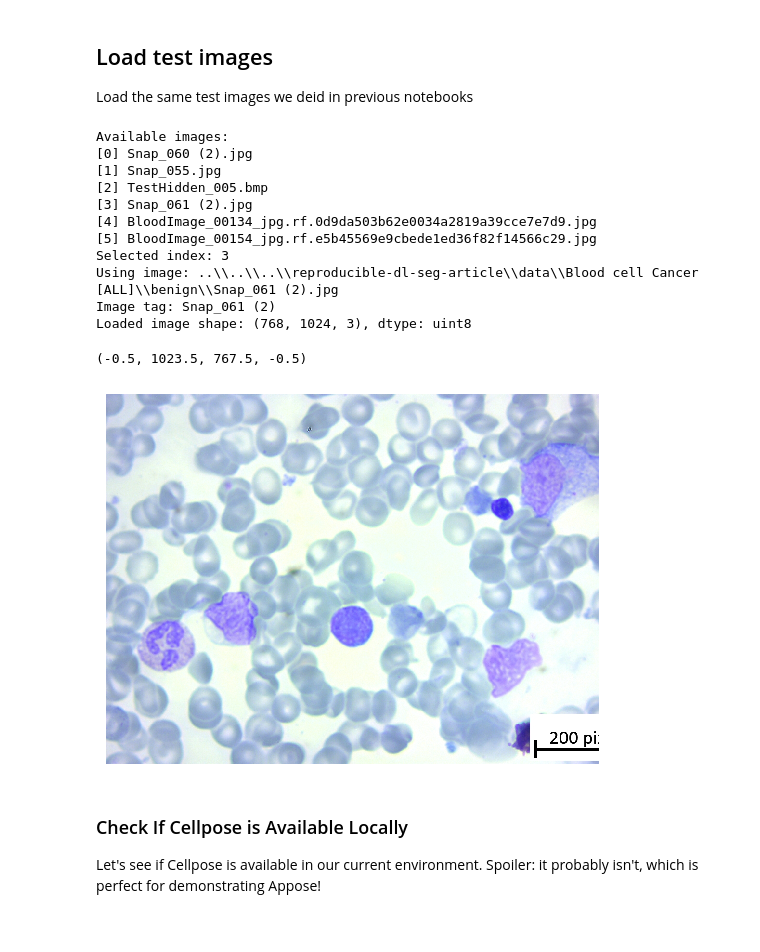
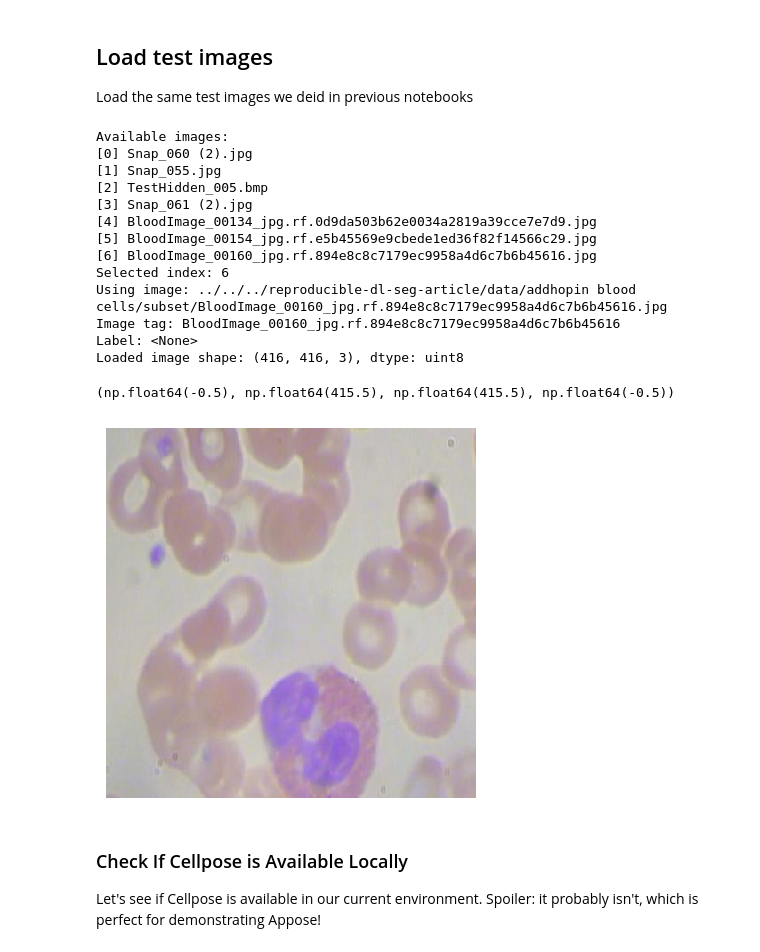
Before and after one commit to bnorthan/reproducible-dl-seg-article, a Jupyter notebook: examples/multimodality_cell_segmentation/15_appose_run_all.ipynb, the cells around one changed output. Saved outputs shown, nothing was run; the diff lists cells and outputs as text; code cells hidden in the pictures.

```diff
--- a/examples/multimodality_cell_segmentation/15_appose_run_all.ipynb
+++ b/examples/multimodality_cell_segmentation/15_appose_run_all.ipynb
@@ -38,12 +38,24 @@ Load the same test images we deid in previous notebooks
 
 # Available image options (indexed)
 image_options = [
-    r"..\\..\\..\\reproducible-dl-seg-article\\data\\Blood cell Cancer [ALL]\\benign\\Snap_060 (2).jpg",
-    r"..\\..\\..\\reproducible-dl-seg-article\\data\\Blood cell Cancer [ALL]\\benign\\Snap_055.jpg",
-    r"..\\..\\..\\reproducible-dl-seg-article\\data\\SOTA\\TestHidden_005.bmp",
-    r"..\\..\\..\\reproducible-dl-seg-article\\data\\Blood cell Cancer [ALL]\\benign\\Snap_061 (2).jpg",
-    r"..\\..\\..\\reproducible-dl-seg-article\\data\\addhopin blood cells\\test\\images\\BloodImage_00134_jpg.rf.0d9da503b62e0034a2819a39cce7e7d9.jpg",
-    r"..\\..\\..\\reproducible-dl-seg-article\\data\\addhopin blood cells\\test\\images\\BloodImage_00154_jpg.rf.e5b45569e9cbede1ed36f82f14566c29.jpg",
+    r"../../../reproducible-dl-seg-article/data/Blood cell Cancer [ALL]/benign/Snap_060 (2).jpg",
+    r"../../../reproducible-dl-seg-article/data/Blood cell Cancer [ALL]/benign/Snap_055.jpg",
+    r"../../../reproducible-dl-seg-article/data/SOTA/TestHidden_005.bmp",
+    r"../../../reproducible-dl-seg-article/data/Blood cell Cancer [ALL]/benign/Snap_061 (2).jpg",
+    r"../../../reproducible-dl-seg-article/data/addhopin blood cells/test/images/BloodImage_00134_jpg.rf.0d9da503b62e0034a2819a39cce7e7d9.jpg",
+    r"../../../reproducible-dl-seg-article/data/addhopin blood cells/test/images/BloodImage_00154_jpg.rf.e5b45569e9cbede1ed36f82f14566c29.jpg",
+    r"../../../reproducible-dl-seg-article/data/addhopin blood cells/subset/BloodImage_00160_jpg.rf.894e8c8c7179ec9958a4d6c7b6b45616.jpg"
+]
+
+# Matching label options (indexed one-to-one with image_options)
+label_options = [
+    None,
+    None,
+    r"../../../reproducible-dl-seg-article/data/SOTA/TestHidden_005.tif",
+    None,
+    None,
+    None,
+    None
 ]
 
 # Index guide (set selection_index below):
@@ -53,9 +65,10 @@ image_options = [
 # [3] Snap_061 (2).jpg
 # [4] BloodImage_00134_....jpg
 # [5] BloodImage_00154_....jpg
+# [6] BloodImage_00160_....jpg
 
 # Choose by number: change this to desired index
-selection_index = 3
+selection_index = 6
 
 print("Available images:")
 for i, p in enumerate(image_options):
@@ -63,40 +76,43 @@ for i, p in enumerate(image_options):
 print(f"Selected index: {selection_index}")
 
 image_path = image_options[selection_index]
-label_path = None  # optional ground-truth path (leave None if not available)
+label_path = label_options[selection_index]  # optional ground-truth path (None if not available)
 
 image_name = os.path.splitext(os.path.basename(image_path))[0]
 print("Using image:", image_path)
 print("Image tag:", image_name)
+print("Label:", label_path if label_path is not None else "<None>")
 
 img = io.imread(image_path)
 
 # Ensure 3 channels if grayscale
 if len(img.shape) == 2:
     img = np.expand_dims(img, axis=2)
     img = np.repeat(img, 3, axis=2)
 
 # If you have a smaller GPU try cropping image with ROI
 # roi = np.s_[100:1100, 100:1100, ...]
 roi = np.s_[:]
 img = img[roi]
 
 print(f"Loaded image shape: {img.shape}, dtype: {img.dtype}")
 plt.imshow(img); plt.axis('off')
 # %% [output]
 Available images:
 [0] Snap_060 (2).jpg
 [1] Snap_055.jpg
 [2] TestHidden_005.bmp
 [3] Snap_061 (2).jpg
 [4] BloodImage_00134_jpg.rf.0d9da503b62e0034a2819a39cce7e7d9.jpg
 [5] BloodImage_00154_jpg.rf.e5b45569e9cbede1ed36f82f14566c29.jpg
-Selected index: 3
-Using image: ..\\..\\..\\reproducible-dl-seg-article\\data\\Blood cell Cancer [ALL]\\benign\\Snap_061 (2).jpg
-Image tag: Snap_061 (2)
-Loaded image shape: (768, 1024, 3), dtype: uint8
+[6] BloodImage_00160_jpg.rf.894e8c8c7179ec9958a4d6c7b6b45616.jpg
+Selected index: 6
+Using image: ../../../reproducible-dl-seg-article/data/addhopin blood cells/subset/BloodImage_00160_jpg.rf.894e8c8c7179ec9958a4d6c7b6b45616.jpg
+Image tag: BloodImage_00160_jpg.rf.894e8c8c7179ec9958a4d6c7b6b45616
+Label: <None>
+Loaded image shape: (416, 416, 3), dtype: uint8
-(-0.5, 1023.5, 767.5, -0.5)
+(np.float64(-0.5), np.float64(415.5), np.float64(415.5), np.float64(-0.5))
-[figure, old version]
+[figure, new version]
 # %% [markdown]
 ### Check If Cellpose is Available Locally
 
```
Also changed, not shown: parts of 9 cells of this notebook.
